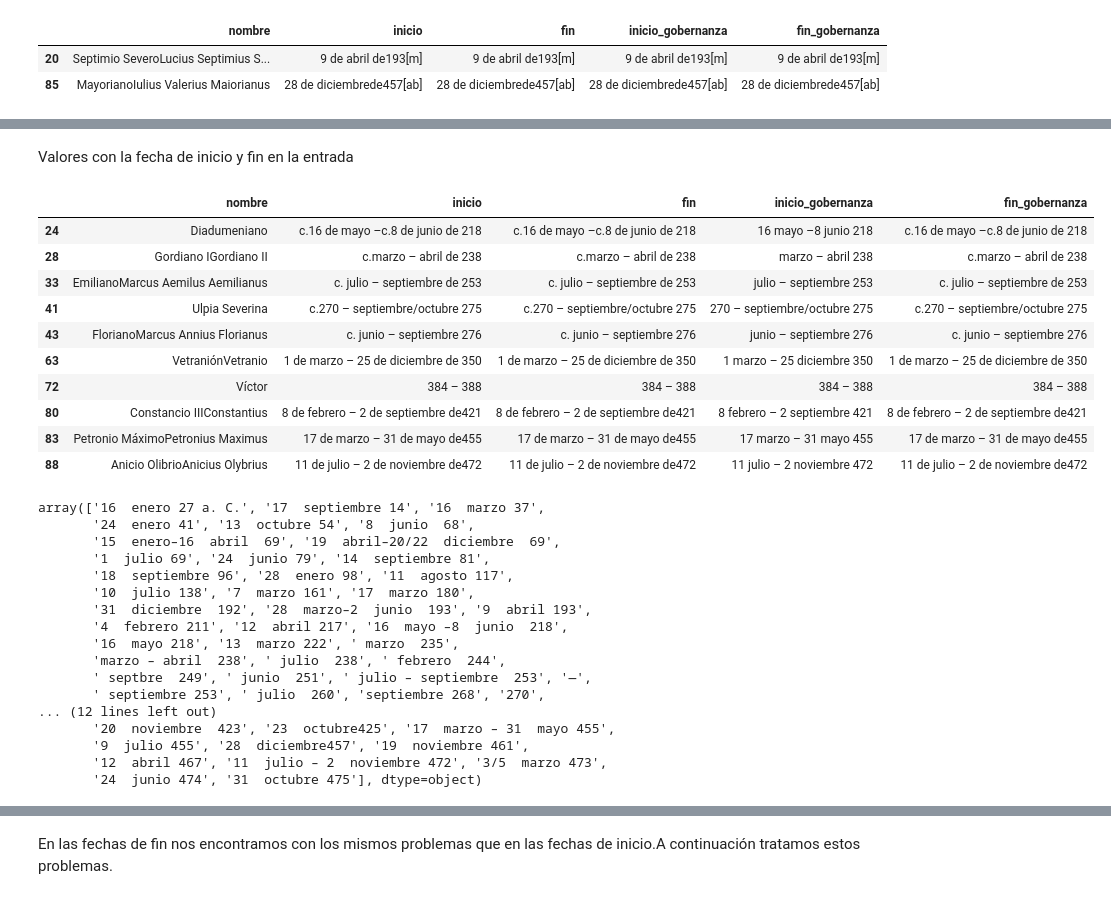
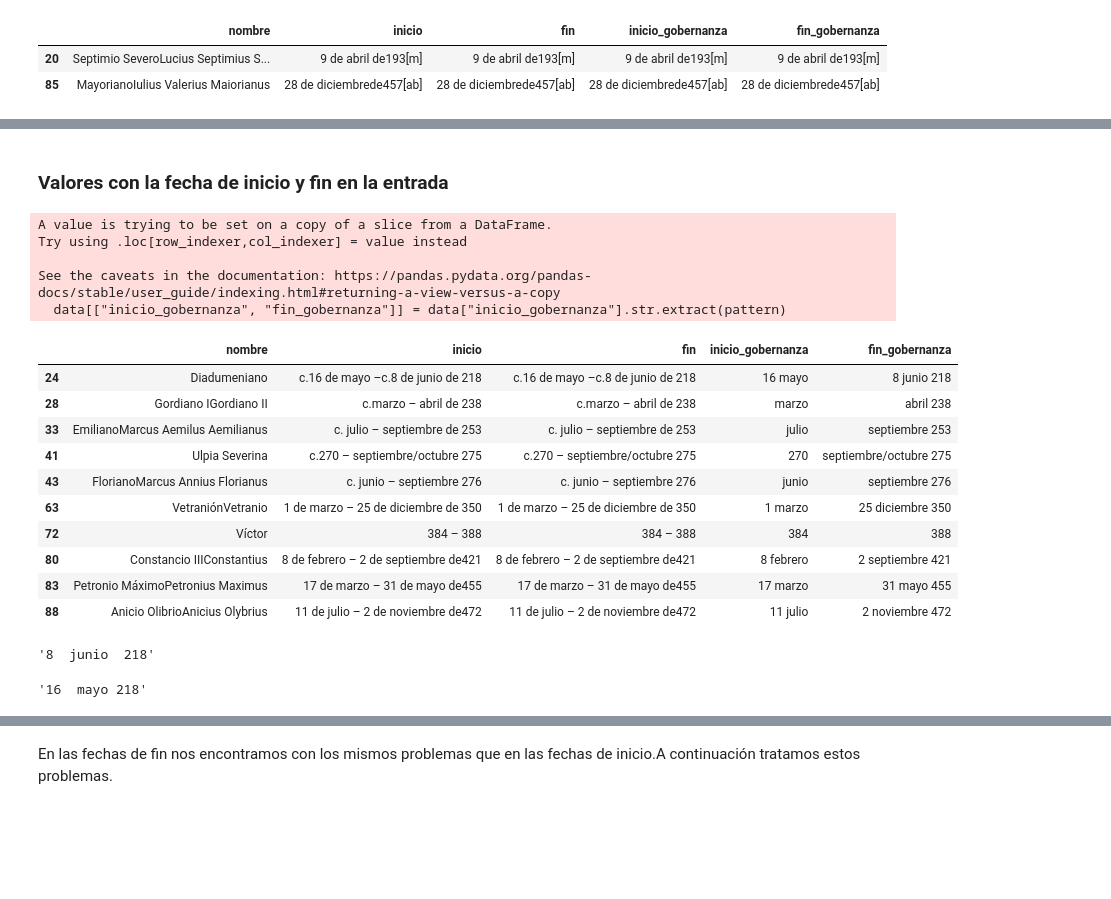
Before and after one commit to Gabijc/Laboratorio_Web_Scraping, a Jupyter notebook: Scrapeo emperadores romanos/analisis_emperadores.ipynb, the cells around one changed output, grey strips where cells are left out. Saved outputs shown, nothing was run; the diff lists cells and outputs as text; code cells hidden in the pictures; blank space fills up the shorter version.

```diff
--- a/Scrapeo emperadores romanos/analisis_emperadores.ipynb
+++ b/Scrapeo emperadores romanos/analisis_emperadores.ipynb
@@ -158,4 +174,2 @@ Elementos "de"
 # %%
 fs.limpieza_fechas(datos_emperadores, "inicio_gobernanza")
-# %%
-datos_emperadores["fecha_prueba"] = datos_emperadores["inicio_gobernanza"].str.split("-").str[1]
@@ -178,41 +176,36 @@ datos_emperadores
 # %% [markdown]
-Valores con la fecha de inicio y fin en la entrada
+### Valores con la fecha de inicio y fin en la entrada
 # %%
 # Tenemos una serie de celdas que contienen directamente la fecha de inicio y fin de la gobernanza de los emperadores. Estas entradas se
 # caracterizan por tener las fechas separadas por un guión, ya sea con espacios como sin espacios, hay patrones. Por ello, para poder hallar
 # estas fechas hacemos uso de las expresiones regulares que en este caso son: \s–\s, las \s hacen referencia a los espacios, por lo que hallaremos
 # aquellas entradas que contienen espacios ya sea antes o después del guión; \w-\w estas hacen referencia a los guiones que estén seguidos de todo tipo
-# de caracteres, de cualquier
-datos_emperadores[datos_emperadores["inicio_gobernanza"].str.contains(r"(\s–\s|–\s|\s–|\w-\w)")]
+# de caracteres.
+data = datos_emperadores[datos_emperadores["inicio_gobernanza"].str.contains(r"(\s–\s|–\s|\s–|\w-\w)")]
+pattern = r"(.+?)\s*–\s*(.+)"
+# Paso 1: Extraer la primera parte antes del guion solo si coincide con el patrón
+data[["inicio_gobernanza", "fin_gobernanza"]] = data["inicio_gobernanza"].str.extract(pattern)
+data["inicio_gobernanza"] = data["inicio_gobernanza"].apply(lambda x: x if len(x) > 3 else x + )
+
+data
 # %% [output]
+A value is trying to be set on a copy of a slice from a DataFrame.
+Try using .loc[row_indexer,col_indexer] = value instead
+
+See the caveats in the documentation: https://pandas.pydata.org/pandas-docs/stable/user_guide/indexing.html#returning-a-view-versus-a-copy
+  data[["inicio_gobernanza", "fin_gobernanza"]] = data["inicio_gobernanza"].str.extract(pattern)
 |  | nombre | inicio | fin | inicio_gobernanza | fin_gobernanza |
-| 24 | Diadumeniano | c.16 de mayo –c.8 de junio de 218 | c.16 de mayo –c.8 de junio de 218 | 16 mayo –8 junio 218 | c.16 de mayo –c.8 de junio de 218 |
-| 28 | Gordiano IGordiano II | c.marzo – abril de 238 | c.marzo – abril de 238 | marzo – abril 238 | c.marzo – abril de 238 |
-| 33 | EmilianoMarcus Aemilus Aemilianus | c. julio – septiembre de 253 | c. julio – septiembre de 253 | julio – septiembre 253 | c. julio – septiembre de 253 |
-| 41 | Ulpia Severina | c.270 – septiembre/octubre 275 | c.270 – septiembre/octubre 275 | 270 – septiembre/octubre 275 | c.270 – septiembre/octubre 275 |
-| 43 | FlorianoMarcus Annius Florianus | c. junio – septiembre 276 | c. junio – septiembre 276 | junio – septiembre 276 | c. junio – septiembre 276 |
-| 63 | VetraniónVetranio | 1 de marzo – 25 de diciembre de 350 | 1 de marzo – 25 de diciembre de 350 | 1 marzo – 25 diciembre 350 | 1 de marzo – 25 de diciembre de 350 |
-| 72 | Víctor | 384 – 388 | 384 – 388 | 384 – 388 | 384 – 388 |
-| 80 | Constancio IIIConstantius | 8 de febrero – 2 de septiembre de421 | 8 de febrero – 2 de septiembre de421 | 8 febrero – 2 septiembre 421 | 8 de febrero – 2 de septiembre de421 |
-| 83 | Petronio MáximoPetronius Maximus | 17 de marzo – 31 de mayo de455 | 17 de marzo – 31 de mayo de455 | 17 marzo – 31 mayo 455 | 17 de marzo – 31 de mayo de455 |
-| 88 | Anicio OlibrioAnicius Olybrius | 11 de julio – 2 de noviembre de472 | 11 de julio – 2 de noviembre de472 | 11 julio – 2 noviembre 472 | 11 de julio – 2 de noviembre de472 |
+| 24 | Diadumeniano | c.16 de mayo –c.8 de junio de 218 | c.16 de mayo –c.8 de junio de 218 | 16 mayo | 8 junio 218 |
+| 28 | Gordiano IGordiano II | c.marzo – abril de 238 | c.marzo – abril de 238 | marzo | abril 238 |
+| 33 | EmilianoMarcus Aemilus Aemilianus | c. julio – septiembre de 253 | c. julio – septiembre de 253 | julio | septiembre 253 |
+| 41 | Ulpia Severina | c.270 – septiembre/octubre 275 | c.270 – septiembre/octubre 275 | 270 | septiembre/octubre 275 |
+| 43 | FlorianoMarcus Annius Florianus | c. junio – septiembre 276 | c. junio – septiembre 276 | junio | septiembre 276 |
+| 63 | VetraniónVetranio | 1 de marzo – 25 de diciembre de 350 | 1 de marzo – 25 de diciembre de 350 | 1 marzo | 25 diciembre 350 |
+| 72 | Víctor | 384 – 388 | 384 – 388 | 384 | 388 |
+| 80 | Constancio IIIConstantius | 8 de febrero – 2 de septiembre de421 | 8 de febrero – 2 de septiembre de421 | 8 febrero | 2 septiembre 421 |
+| 83 | Petronio MáximoPetronius Maximus | 17 de marzo – 31 de mayo de455 | 17 de marzo – 31 de mayo de455 | 17 marzo | 31 mayo 455 |
+| 88 | Anicio OlibrioAnicius Olybrius | 11 de julio – 2 de noviembre de472 | 11 de julio – 2 de noviembre de472 | 11 julio | 2 noviembre 472 |
-# %%
-datos_emperadores["inicio_gobernanza"].unique()
-# %% [output]
-array(['16  enero 27 a. C.', '17  septiembre 14', '16  marzo 37',
-       '24  enero 41', '13  octubre 54', '8  junio  68',
-       '15  enero–16  abril  69', '19  abril–20/22  diciembre  69',
-       '1  julio 69', '24  junio 79', '14  septiembre 81',
-       '18  septiembre 96', '28  enero 98', '11  agosto 117',
-       '10  julio 138', '7  marzo 161', '17  marzo 180',
-       '31  diciembre  192', '28  marzo–2  junio  193', '9  abril 193',
-       '4  febrero 211', '12  abril 217', '16  mayo –8  junio  218',
-       '16  mayo 218', '13  marzo 222', ' marzo  235',
-       'marzo – abril  238', ' julio  238', ' febrero  244',
-       ' septbre  249', ' junio  251', ' julio – septiembre  253', '—',
-       ' septiembre 253', ' julio  260', 'septiembre 268', '270',
-... (12 lines left out)
-       '20  noviembre  423', '23  octubre425', '17  marzo – 31  mayo 455',
-       '9  julio 455', '28  diciembre457', '19  noviembre 461',
-       '12  abril 467', '11  julio – 2  noviembre 472', '3/5  marzo 473',
-       '24  junio 474', '31  octubre 475'], dtype=object)
+# %%
+data["fin_gobernanza"].iloc[0]
+# %% [output]
+'8  junio  218'
@@ -219 +216,5 @@ array(['16  enero 27 a. C.', '17  septiembre 14', '16  marzo 37',
+# %%
+coso + " " + a
+# %% [output]
+'16  mayo 218'
 # %% [markdown]
```
Also changed, not shown: parts of 35 cells of this notebook.
